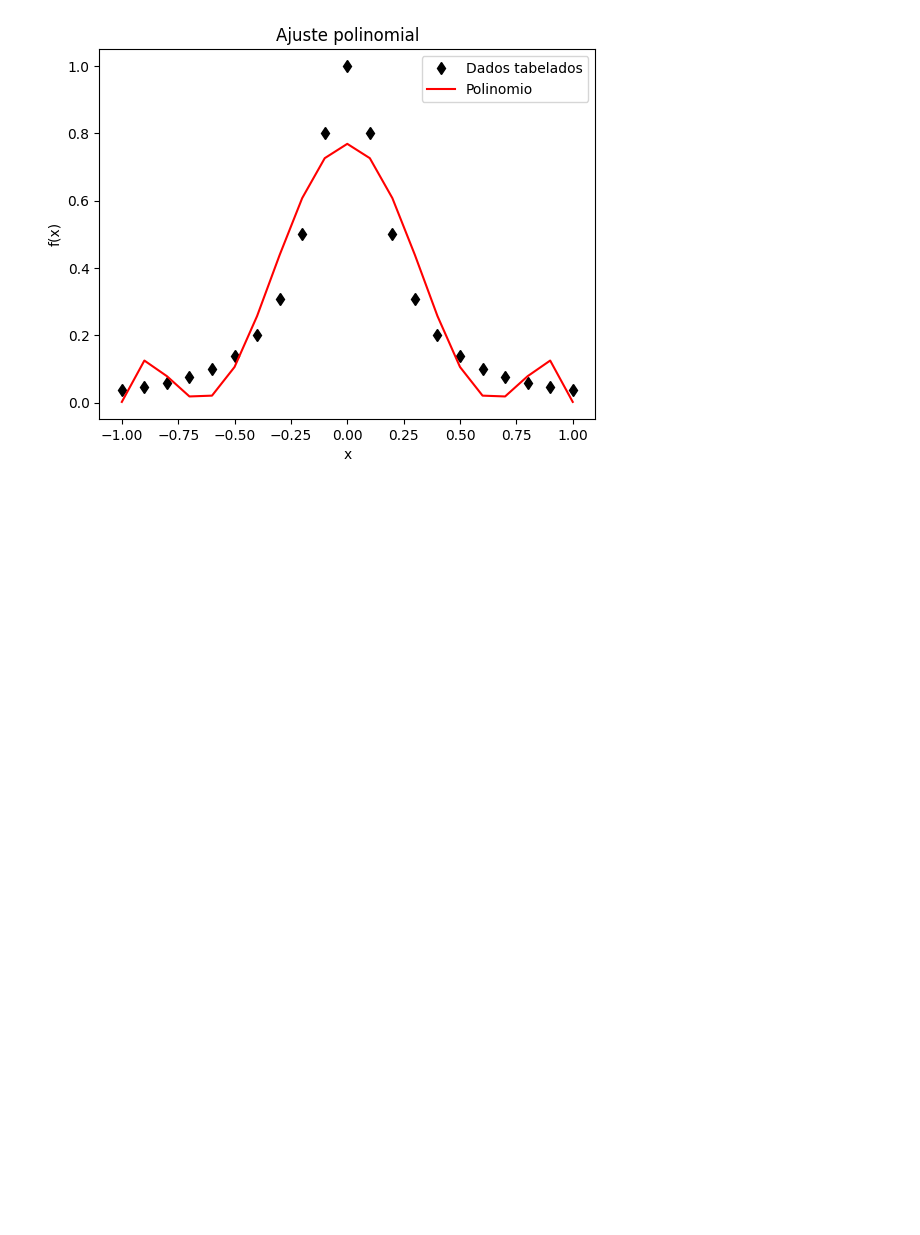
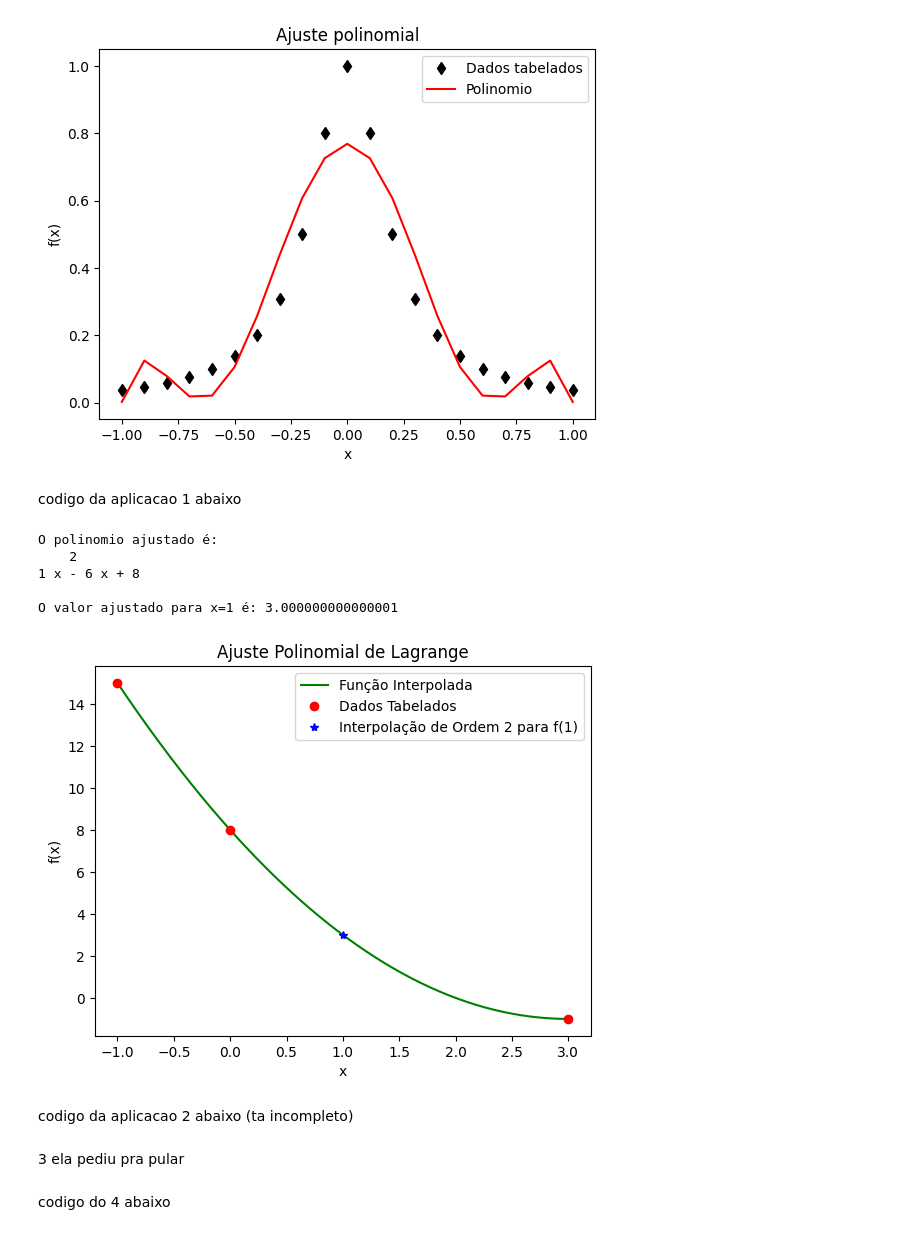
Before and after one commit to EduardoPalharesRealePereira/IbmecPriv, a Jupyter notebook: Ibmec/Modelagem/AP2/aplicacao2_aula13.ipynb, the cells around one changed output. Saved outputs shown, nothing was run; the diff lists cells and outputs as text; code cells hidden in the pictures; blank space fills up the shorter version.

Commit message:
inicio da aplicacao 4

```diff
--- a/Ibmec/Modelagem/AP2/aplicacao2_aula13.ipynb
+++ b/Ibmec/Modelagem/AP2/aplicacao2_aula13.ipynb
@@ -17,3 +17,32 @@ mlb.legend()
 # %% [output]
 <matplotlib.legend.Legend at 0x...>
 [figure]
+# %% [markdown]
+codigo da aplicacao 1 abaixo
+# %%
+from scipy.interpolate import lagrange
+from numpy import array, linspace
+from matplotlib.pyplot import plot, xlabel, ylabel, legend, title
+
+x = array([-1, 0, 3])
+y = array([15, 8, -1])
+f = lagrange(x, y)
+xx = linspace(-1, 3, 50)
+plot(xx, f(xx), 'g', label='Função Interpolada')
+plot(x, y, 'ro', label='Dados Tabelados')
+plot(1, f(1), '*b', label='Interpolação de Ordem 2 para f(1)')
+title('Ajuste Polinomial de Lagrange')
+xlabel('x')
+ylabel('f(x)')
+legend()
+print("O polinomio ajustado é:\n", f)
+print("\nO valor ajustado para x=1 é:", f(1))
+# %% [output]
+O polinomio ajustado é:
+    2
+1 x - 6 x + 8
+
+O valor ajustado para x=1 é: 3.000000000000001
+[figure, added]
+# %% [markdown]
+codigo da aplicacao 2 abaixo (ta incompleto)
@@ -19,0 +62,4 @@ mlb.legend()
+# %% [markdown]
+3 ela pediu pra pular
+# %% [markdown]
+codigo do 4 abaixo
```
Also changed, not shown: parts of 2 cells of this notebook.
